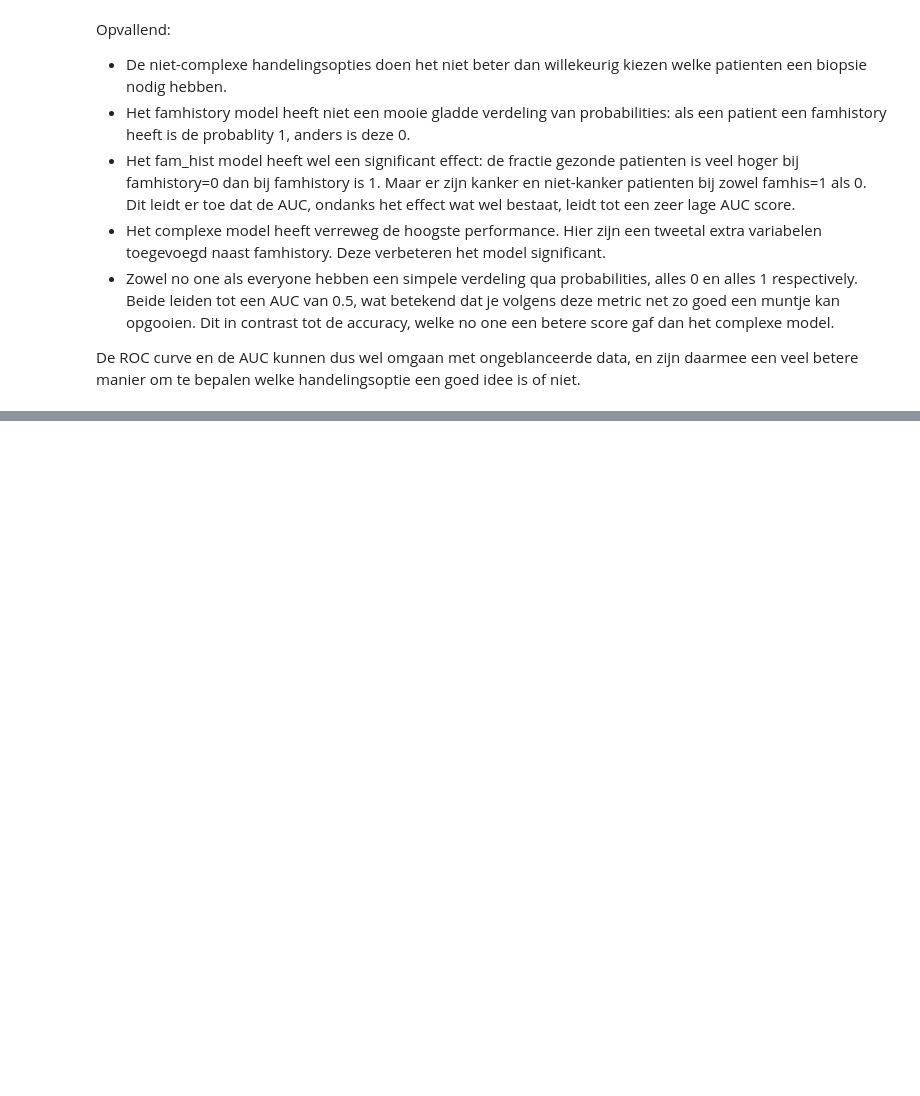
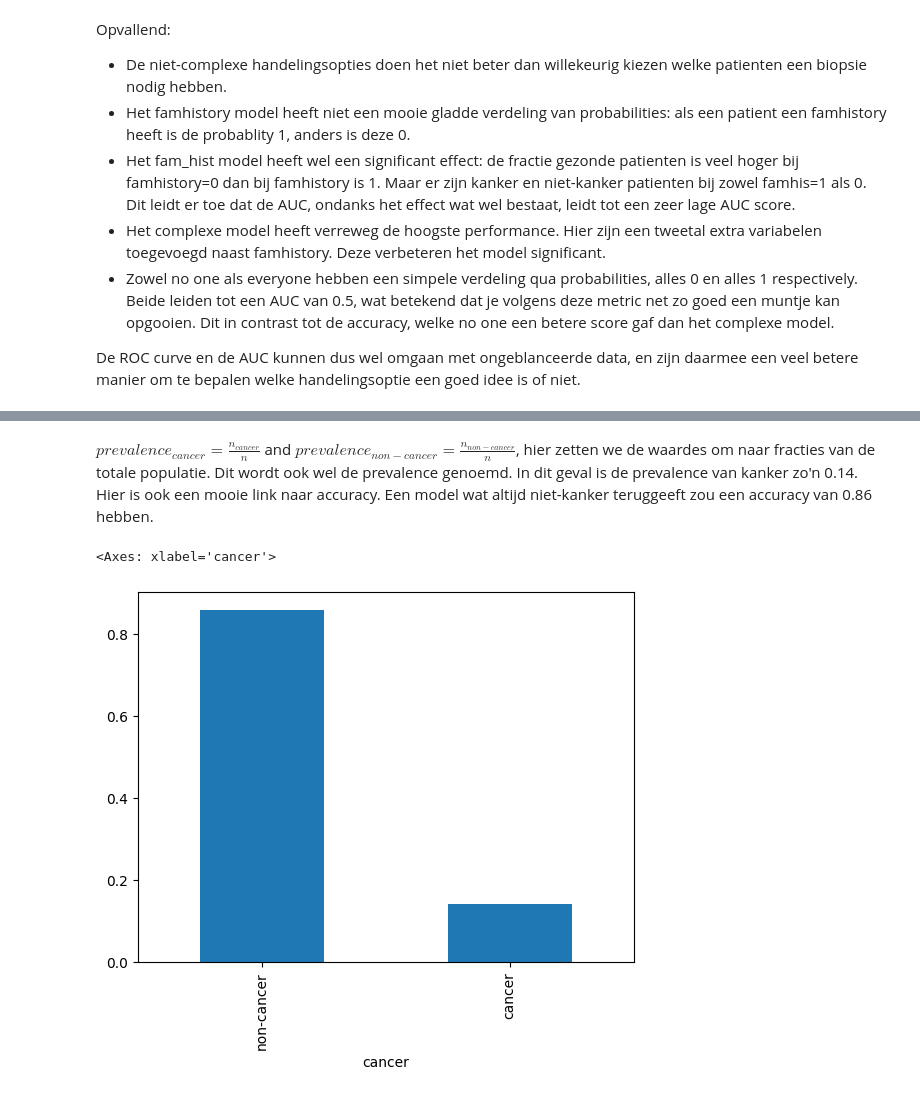
Before and after one commit to ictinnovaties-zorg/dca_blogpost, a Jupyter notebook: lab_book.ipynb, the cells around one changed output, grey strips where cells are left out. Drawn from its saved outputs; the diff is of its cells as text; code cells hidden in the pictures; blank space fills up the shorter version.

```diff
--- a/lab_book.ipynb
+++ b/lab_book.ipynb
@@ -138,0 +182,7 @@ De AUC score kan dus beter omgaan met
+# %% [markdown]
+$prevalence_{cancer} = \frac{n_{cancer}}{n}$ and $prevalence_{non-cancer} = \frac{n_{non-cancer}}{n}$, hier zetten we de waardes om naar fracties van de totale populatie. Dit wordt ook wel de prevalence genoemd. In dit geval is de prevalence van kanker zo'n 0.14. Hier is ook een mooie link naar accuracy. Een model wat altijd niet-kanker teruggeeft zou een accuracy van 0.86 hebben.
+# %%
+(df_ill.value_counts('cancer') / len(df_ill)).plot(kind='bar')
+# %% [output]
+<Axes: xlabel='cancer'>
+[figure, added]
```
Also changed, not shown: parts of 18 cells of this notebook.
